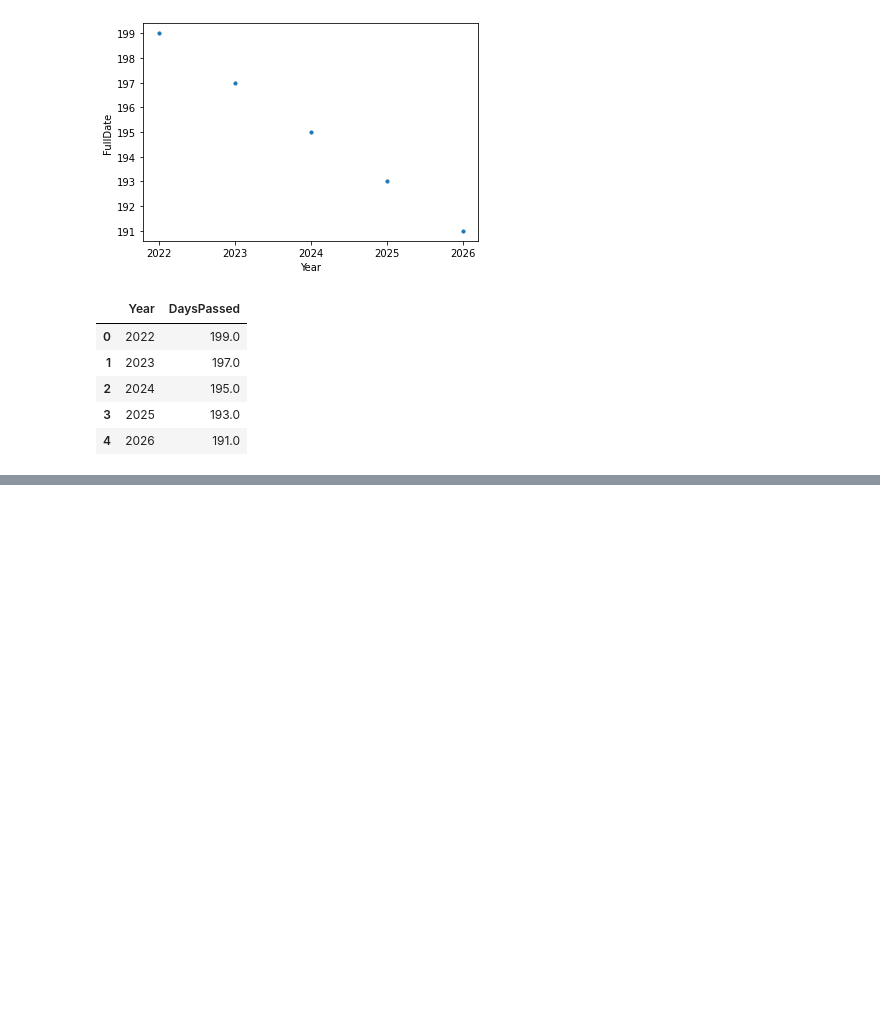
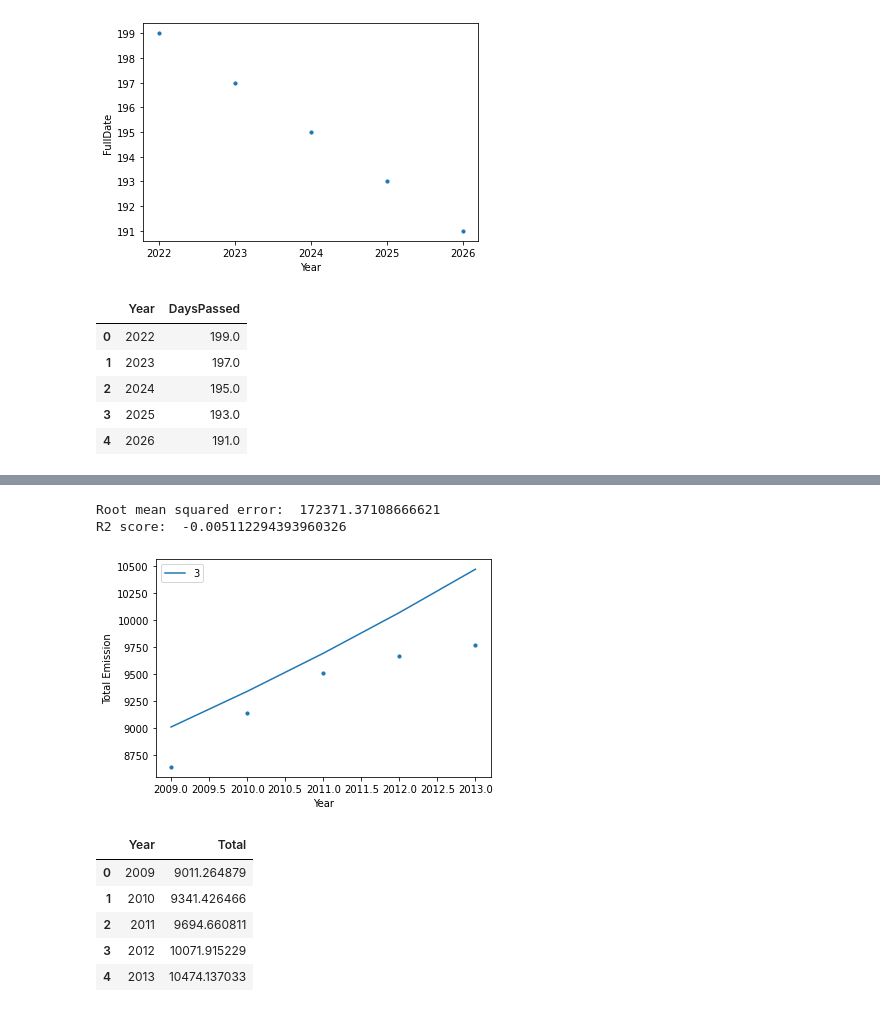
Before and after one commit to krtikgrg/AnalysingPollutionVSOvershootDay, a Jupyter notebook: src/analysis.ipynb, the cells around one changed output, grey strips where cells are left out. Drawn from its saved outputs; the diff is of its cells as text; code cells hidden in the pictures; blank space fills up the shorter version.

```diff
--- a/src/analysis.ipynb
+++ b/src/analysis.ipynb
@@ -399,0 +530,47 @@ R2 score:  0.9693689513887805
+# %%
+#training best(deg = 3) model[total air pollution] for all values except last 5 values and testing for last 5 values
+
+
+tYear = pyear[:-5]
+tTot = ptot[:-5]
+
+testYear = pyear[len(pyear)-5:len(pyear)]
+testTot = ptot[len(ptot)-5:len(ptot)]
+
+poly = PolynomialFeatures(degree = 3)
+X_poly = poly.fit_transform(tYear)
+regression_model = LinearRegression()
+regression_model.fit(X_poly, tTot)
+y_predicted = regression_model.predict(poly.fit_transform(testYear))
+
+# model evaluation
+rmse = mean_squared_error(testTot, y_predicted)
+r2 = r2_score(testTot, y_predicted)
+
+# printing values
+print('Root mean squared error: ', rmse)
+print('R2 score: ', r2)
+
+plt.scatter(testYear, testTot, s=10)
+plt.xlabel('Year')
+plt.ylabel('Total Emission')
+# predicted values
+plt.plot(testYear, y_predicted, label = "3")
+plt.legend()
+plt.show()
+
+
+testYear = testYear.flatten()
+nuData = {"Year" : testYear,"Total" : y_predicted}
+df = pd.DataFrame(nuData)
+df
+# %% [output]
+Root mean squared error:  172371.37108666621
+R2 score:  -0.005112294393960326
+[figure, added]
+|  | Year | Total |
+| 0 | 2009 | 9011.264879 |
+| 1 | 2010 | 9341.426466 |
+| 2 | 2011 | 9694.660811 |
+| 3 | 2012 | 10071.915229 |
+| 4 | 2013 | 10474.137033 |
```
Also changed, not shown: parts of 21 cells of this notebook, 18 other files.
